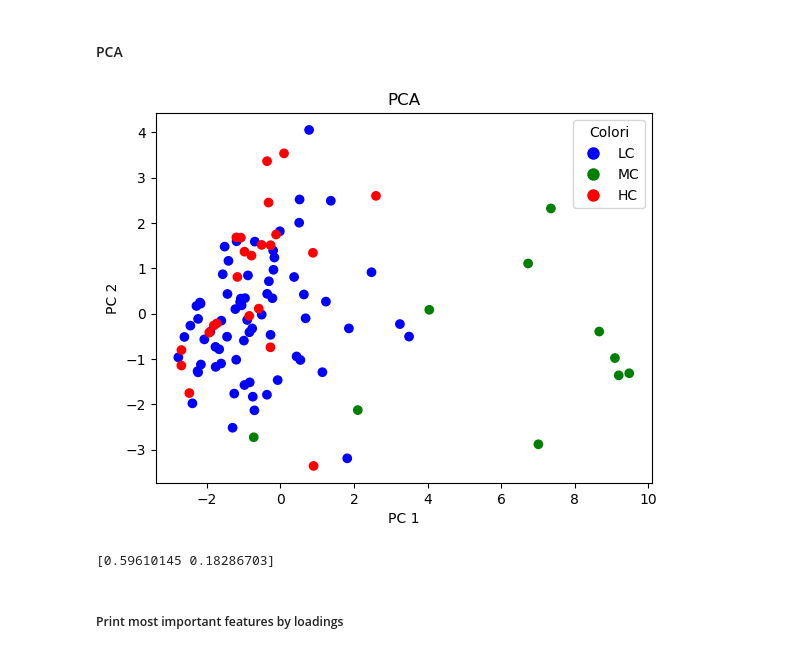
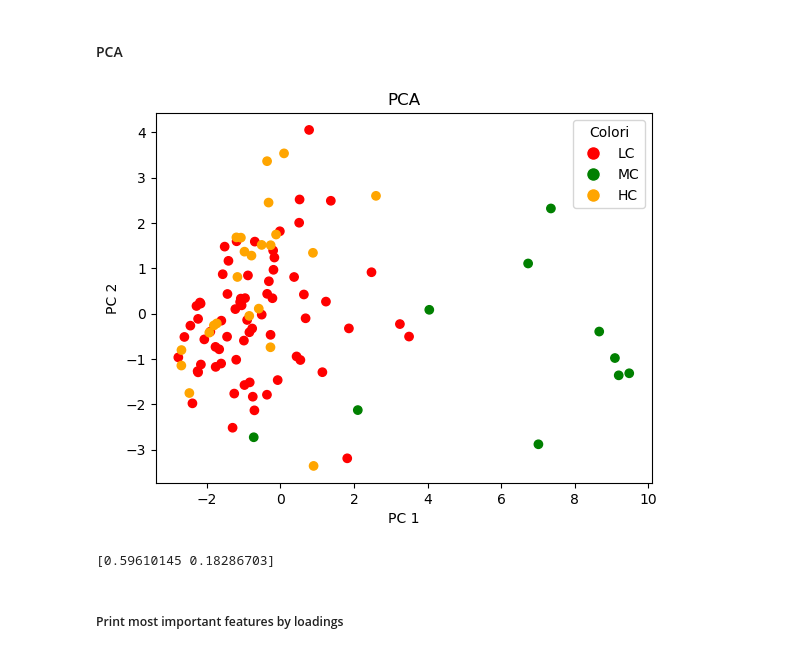
Before and after one commit to Bvs00/AI4ODA_projectwork, a Jupyter notebook: notebook.ipynb, the cells around one changed output. Cells and saved outputs as stored; diff of their text form; code cells hidden in the pictures.

Commit message:
fixed color

```diff
--- a/notebook.ipynb
+++ b/notebook.ipynb
@@ -122,32 +131,32 @@ dtype: object
 # %%
 from sklearn.decomposition import PCA
 
 pca_tic = PCA(n_components=2)
 df_x_lipidoma_tic_scaled_pca = pca_tic.fit(df_x_lipidoma_tic_scaled).transform(df_x_lipidoma_tic_scaled)
 
 color_mapping = {
-    'LC': 'blue',
+    'LC': 'red',
     'MC': 'green',
-    'HC' : 'red'
+    'HC' : 'orange'
 }
 
 colors = [color_mapping[label] for label in df_y_lipidoma]
 
 plt.legend(handles=[
-    plt.Line2D([0], [0], marker='o', color='w', label='LC', markerfacecolor='blue', markersize=10),
+    plt.Line2D([0], [0], marker='o', color='w', label='LC', markerfacecolor='red', markersize=10),
     plt.Line2D([0], [0], marker='o', color='w', label='MC', markerfacecolor='green', markersize=10),
-    plt.Line2D([0], [0], marker='o', color='w', label='HC', markerfacecolor='red', markersize=10)
+    plt.Line2D([0], [0], marker='o', color='w', label='HC', markerfacecolor='orange', markersize=10)
 ], title='Colori')
 
 plt.scatter(df_x_lipidoma_tic_scaled_pca[:, 0], df_x_lipidoma_tic_scaled_pca[:, 1], c=colors)
 plt.xlabel('PC 1')
 plt.ylabel('PC 2')
 plt.title('PCA')
 plt.show()
 
 print(pca_tic.explained_variance_ratio_)
 # %% [output]
-[figure, old version]
+[figure, new version]
 [0.59610145 0.18286703]
 # %% [markdown]
 ##### Print most important features by loadings
```
Also changed, not shown: parts of 7 cells of this notebook.
